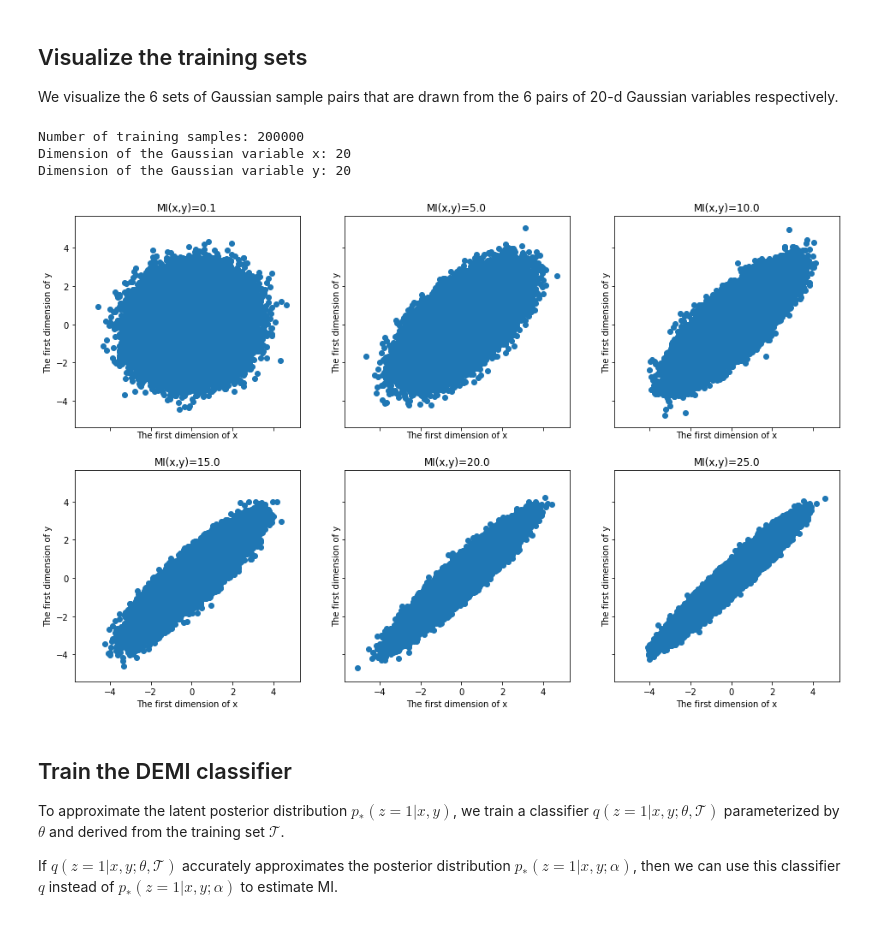
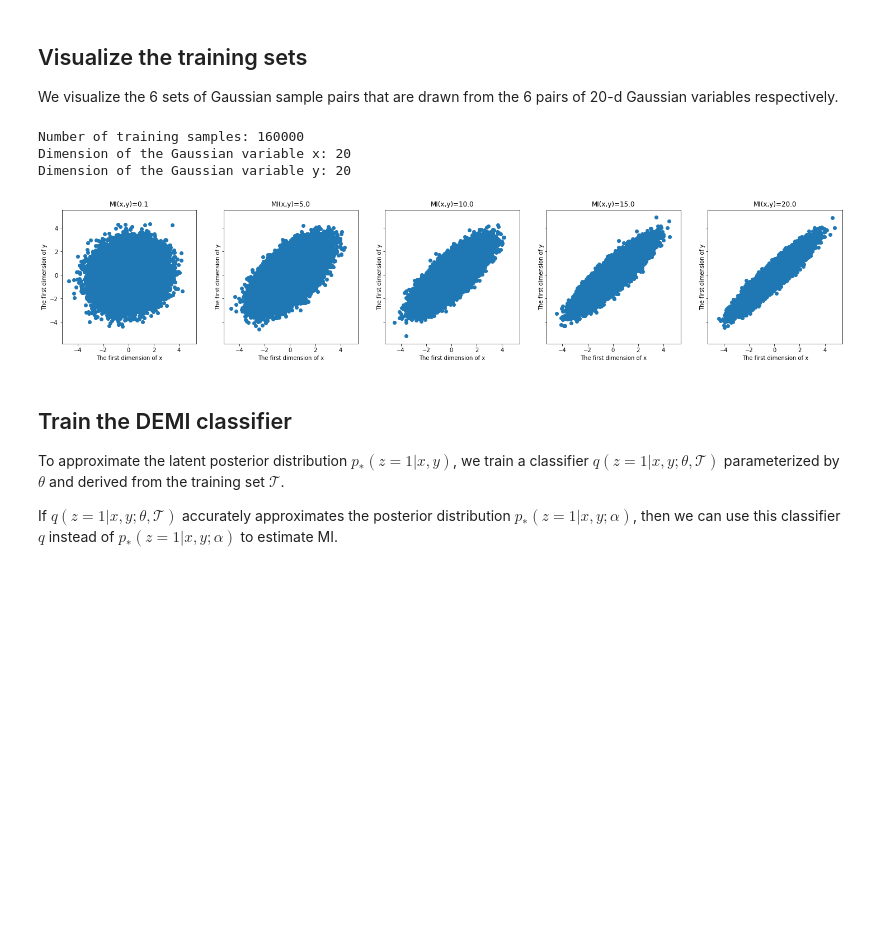
Before and after one commit to RayRuizhiLiao/demi_mi_estimator, a Jupyter notebook: demo.ipynb, the cells around one changed output. Drawn from its saved outputs; the diff is of its cells as text; code cells hidden in the pictures; blank space fills up the shorter version.

```diff
--- a/demo.ipynb
+++ b/demo.ipynb
@@ -32,7 +32,7 @@ whose mutual information values are 0.1, 5, 10, 15, 20, and 25, respectively.
 We generate 200K samples from each Gaussian variable as the training set for DEMI, and 10K samples as the test set for DEMI to estimate mutual information.
 # %%
 gaussian_length = 20
-n_train = 200000
+n_train = 160000
 n_test = 10000
 # %%
 import torch
@@ -61,7 +61,7 @@ data_y_train = {}
 data_x_test = {}
 data_y_test = {}
 
-for mi in [0.1, 5., 10., 15., 20., 25.]:
+for mi in [0.1, 5., 10., 15., 20.]:
     rho = mi_to_rho(gaussian_length, mi)
 
     _, _, samples_joint_xy, _ = generate_gaussian_samples(gaussian_length, rho, n_train)
@@ -101,35 +101,35 @@ print('Number of training samples: {}'.format(num_train_samples))
 print('Dimension of the Gaussian variable x: {}'.format(dim_x))
 print('Dimension of the Gaussian variable y: {}'.format(dim_y))
 # %% [output]
-Number of training samples: 200000
+Number of training samples: 160000
 Dimension of the Gaussian variable x: 20
 Dimension of the Gaussian variable y: 20
 # %%
 import matplotlib.pyplot as plt
 
-fig, axes = plt.subplots(2, 3, figsize=(16,10), sharex=True, sharey=True)
+fig, axes = plt.subplots(1, 5, figsize=(25,4.4), sharex=True, sharey=True)
 
 j=0
-for mi in [0.1, 5., 10., 15., 20., 25.]:
+for mi in [0.1, 5., 10., 15., 20.]:
 #     samples_x = np.load(os.path.join(data_dir, 'samples_x_mi{:.1f}_train.npy'.format(mi)))
 #     samples_y = np.load(os.path.join(data_dir, 'samples_y_mi{:.1f}_train.npy'.format(mi)))
 
     samples_x = data_x_train[str(mi)]
     samples_y = data_y_train[str(mi)]
 
     samples_d1_x = samples_x[:,0]
     samples_d1_y = samples_y[:,0]
 
-    axes[int((j-j%3)/2),int(j%3)].scatter(samples_d1_x, samples_d1_y)
-    axes[int((j-j%3)/2),int(j%3)].set_xlabel('The first dimension of x')
-    axes[int((j-j%3)/2),int(j%3)].set_ylabel('The first dimension of y')
-    axes[int((j-j%3)/2),int(j%3)].set_title('MI(x,y)={:.1f}'.format(mi))
+    axes[j].scatter(samples_d1_x, samples_d1_y)
+    axes[j].set_xlabel('The first dimension of x')
+    axes[j].set_ylabel('The first dimension of y')
+    axes[j].set_title('MI(x,y)={:.1f}'.format(mi))
 
     j+=1
 
 plt.show()
 # %% [output]
-[figure, old version]
+[figure, new version]
 # %% [markdown]
 ## Train the DEMI classifier
 
```
Also changed, not shown: parts of 3 cells of this notebook.
